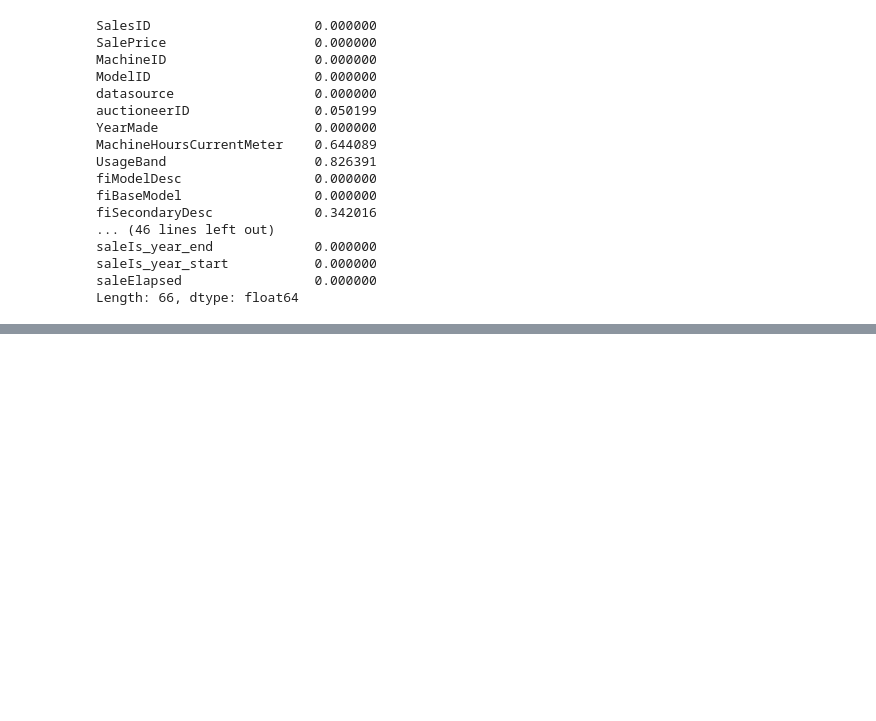
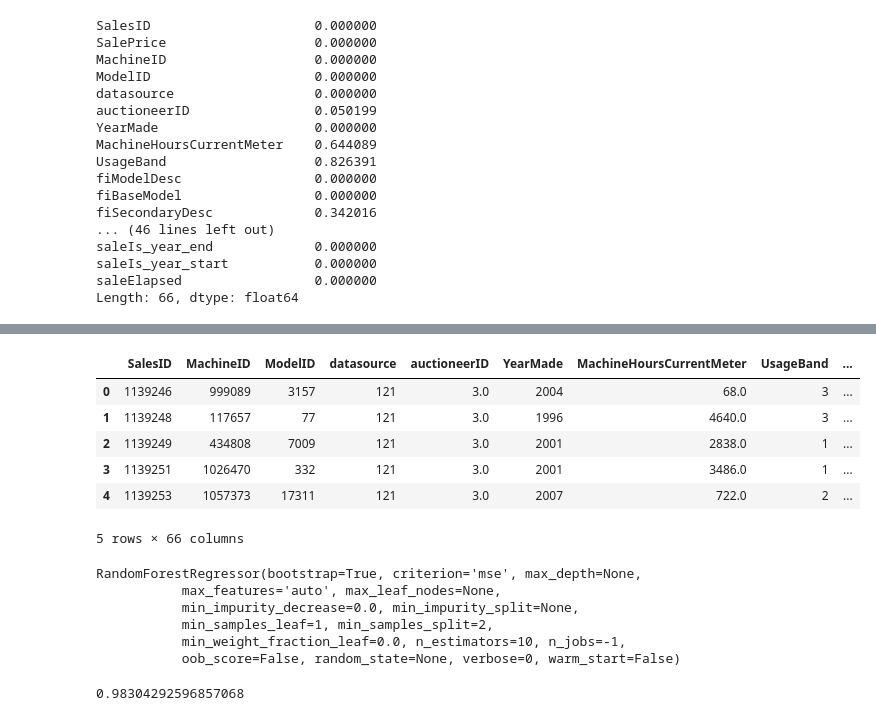
Before and after one commit to atulsingh0/DeepLearning, a Jupyter notebook: fast.ai/meLearning/L1.ipynb, the cells around one changed output, grey strips where cells are left out. Saved outputs shown, nothing was run; the diff lists cells and outputs as text; code cells hidden in the pictures; blank space fills up the shorter version.

```diff
--- a/fast.ai/meLearning/Untitled.ipynb
+++ b/fast.ai/meLearning/L1.ipynb
@@ -231,0 +352,26 @@ df_null
+# %%
+df, y, z = proc_df(df_raw, 'SalePriceLog', skip_flds=['SalePrice'])
+# %%
+df.head()
+# %% [output]
+|  | SalesID | MachineID | ModelID | datasource | auctioneerID | YearMade | MachineHoursCurrentMeter | UsageBand | ... |
+| 0 | 1139246 | 999089 | 3157 | 121 | 3.0 | 2004 | 68.0 | 3 | ... |
+| 1 | 1139248 | 117657 | 77 | 121 | 3.0 | 1996 | 4640.0 | 3 | ... |
+| 2 | 1139249 | 434808 | 7009 | 121 | 3.0 | 2001 | 2838.0 | 1 | ... |
+| 3 | 1139251 | 1026470 | 332 | 121 | 3.0 | 2001 | 3486.0 | 1 | ... |
+| 4 | 1139253 | 1057373 | 17311 | 121 | 3.0 | 2007 | 722.0 | 2 | ... |
+5 rows × 66 columns
+# %%
+clf = RandomForestRegressor(n_jobs=-1)
+clf.fit(df, y)
+# %% [output]
+RandomForestRegressor(bootstrap=True, criterion='mse', max_depth=None,
+           max_features='auto', max_leaf_nodes=None,
+           min_impurity_decrease=0.0, min_impurity_split=None,
+           min_samples_leaf=1, min_samples_split=2,
+           min_weight_fraction_leaf=0.0, n_estimators=10, n_jobs=-1,
+           oob_score=False, random_state=None, verbose=0, warm_start=False)
+# %%
+clf.score(df, y)
+# %% [output]
+0.98304292596857068
```
Also changed, not shown: parts of 23 cells of this notebook, 3 other files.
